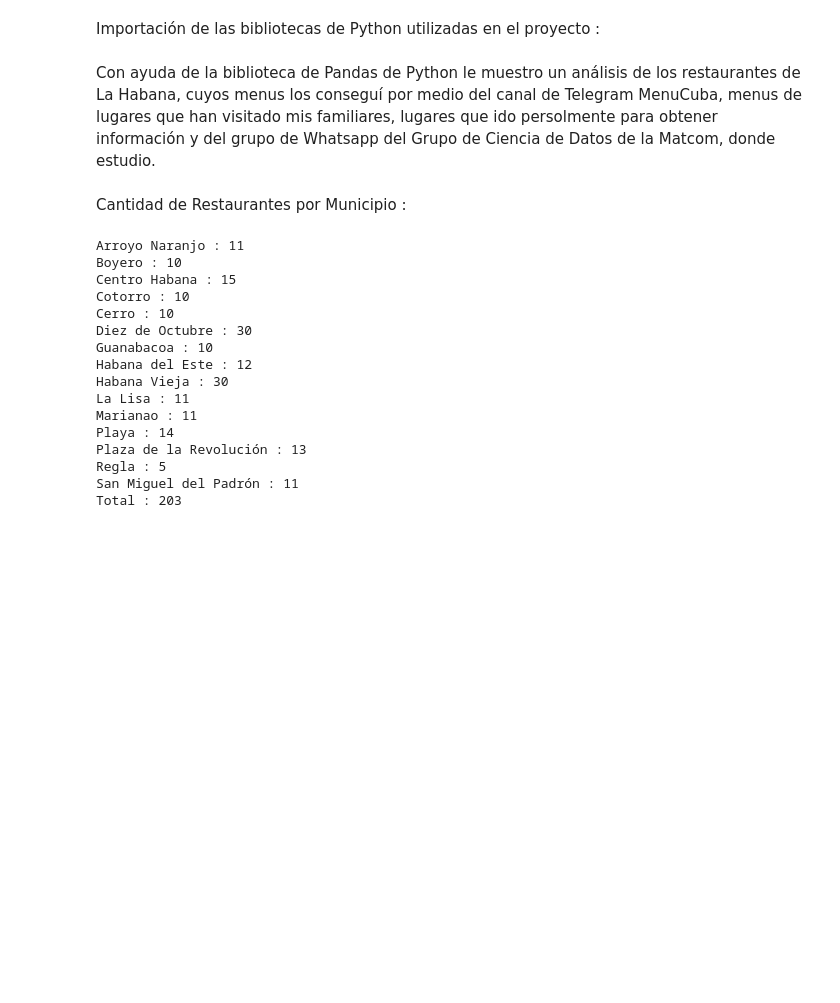
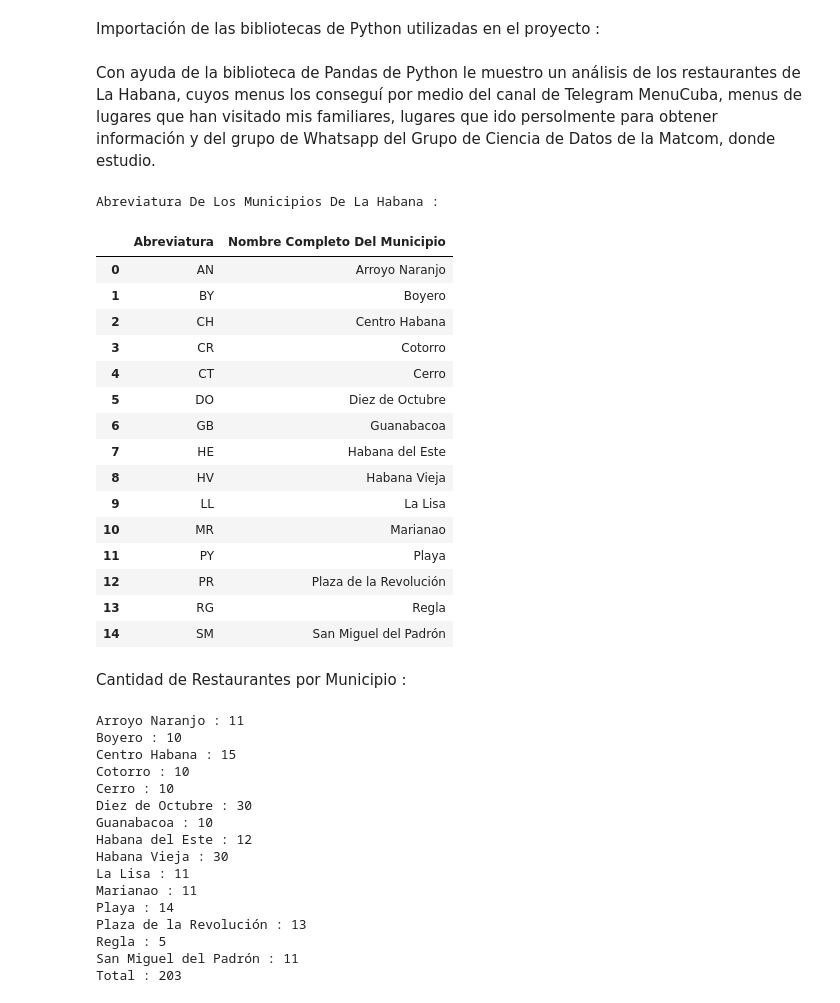
Before and after one commit to Datadrummer-jr/Food-Data, a Jupyter notebook: Project Code/restaurant project.ipynb, the cells around one changed output. Cells and saved outputs as stored; diff of their text form; code cells hidden in the pictures; blank space fills up the shorter version.

```diff
--- a/Project Code/restaurant project.ipynb
+++ b/Project Code/restaurant project.ipynb
@@ -25,5 +30,26 @@ from library import df_calamares
 # %% [markdown]
 Con ayuda de la biblioteca de Pandas de Python le muestro un análisis de los restaurantes de La Habana, cuyos menus los conseguí por medio del canal de Telegram MenuCuba, menus de lugares que han visitado mis familiares, lugares que ido persolmente para obtener información y del grupo de Whatsapp del Grupo de Ciencia de Datos de la Matcom, donde estudio.
+# %%
+print("Abreviatura De Los Municipios De La Habana :")
+df_municipality
+# %% [output]
+Abreviatura De Los Municipios De La Habana :
+|  | Abreviatura | Nombre Completo Del Municipio |
+| 0 | AN | Arroyo Naranjo |
+| 1 | BY | Boyero |
+| 2 | CH | Centro Habana |
+| 3 | CR | Cotorro |
+| 4 | CT | Cerro |
+| 5 | DO | Diez de Octubre |
+| 6 | GB | Guanabacoa |
+| 7 | HE | Habana del Este |
+| 8 | HV | Habana Vieja |
+| 9 | LL | La Lisa |
+| 10 | MR | Marianao |
+| 11 | PY | Playa |
+| 12 | PR | Plaza de la Revolución |
+| 13 | RG | Regla |
+| 14 | SM | San Miguel del Padrón |
 # %% [markdown]
  Cantidad de Restaurantes por Municipio :
 # %%
```
Also changed, not shown: parts of 12 cells of this notebook, 1 other file.
